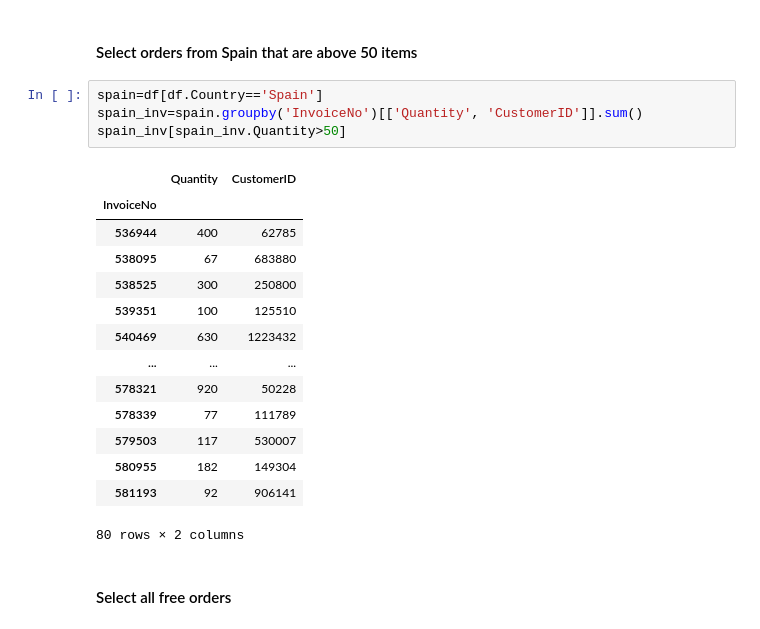
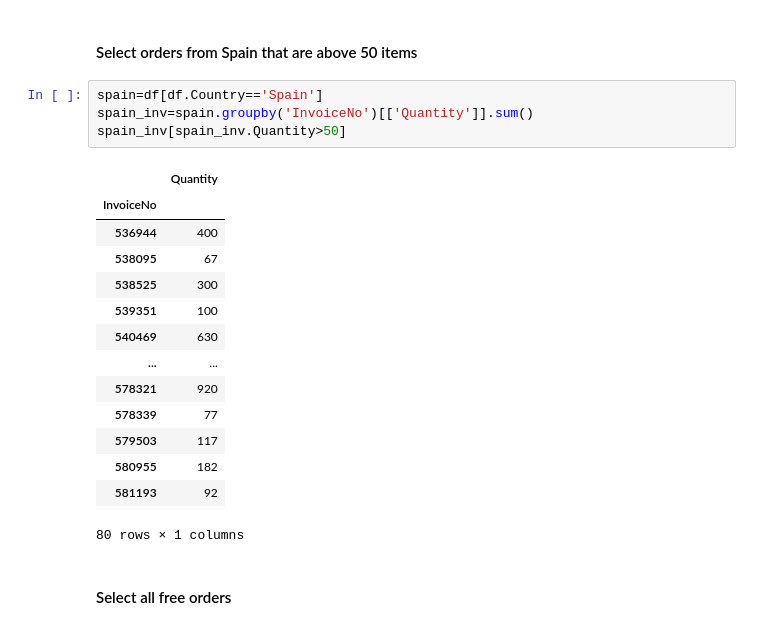
Before and after one commit to Ironhack-Data-Madrid-Marzo-2021/lab-subsetting-and-descriptive-stats, a Jupyter notebook: your-code/main.ipynb, the cells around one changed output. Saved outputs shown, nothing was run; the diff lists cells and outputs as text.

```diff
--- a/your-code/main.ipynb
+++ b/your-code/main.ipynb
@@ -449,23 +457,23 @@ pd.DataFrame(customers[customers.Quantity>50]['Quantity'])
 #### Select orders from Spain that are above 50 items
 # %%
 spain=df[df.Country=='Spain']
-spain_inv=spain.groupby('InvoiceNo')[['Quantity', 'CustomerID']].sum()
+spain_inv=spain.groupby('InvoiceNo')[['Quantity']].sum()
 spain_inv[spain_inv.Quantity>50]
 # %% [output]
-|  | Quantity | CustomerID |
-| InvoiceNo |  |  |
-| 536944 | 400 | 62785 |
-| 538095 | 67 | 683880 |
-| 538525 | 300 | 250800 |
-| 539351 | 100 | 125510 |
-| 540469 | 630 | 1223432 |
-| ... | ... | ... |
-| 578321 | 920 | 50228 |
-| 578339 | 77 | 111789 |
-| 579503 | 117 | 530007 |
-| 580955 | 182 | 149304 |
-| 581193 | 92 | 906141 |
+|  | Quantity |
+| InvoiceNo |  |
+| 536944 | 400 |
+| 538095 | 67 |
+| 538525 | 300 |
+| 539351 | 100 |
+| 540469 | 630 |
+| ... | ... |
+| 578321 | 920 |
+| 578339 | 77 |
+| 579503 | 117 |
+| 580955 | 182 |
+| 581193 | 92 |
-80 rows × 2 columns
+80 rows × 1 columns
 # %% [markdown]
 #### Select all free orders
 # %%
```
Also changed, not shown: parts of 17 cells of this notebook.
